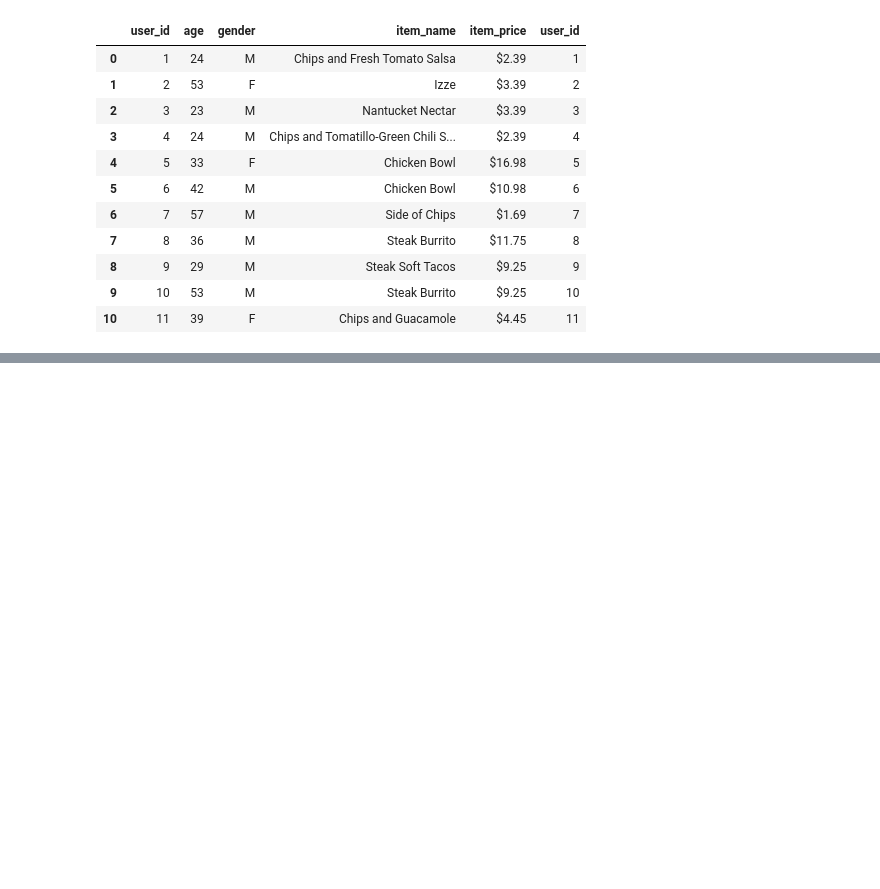
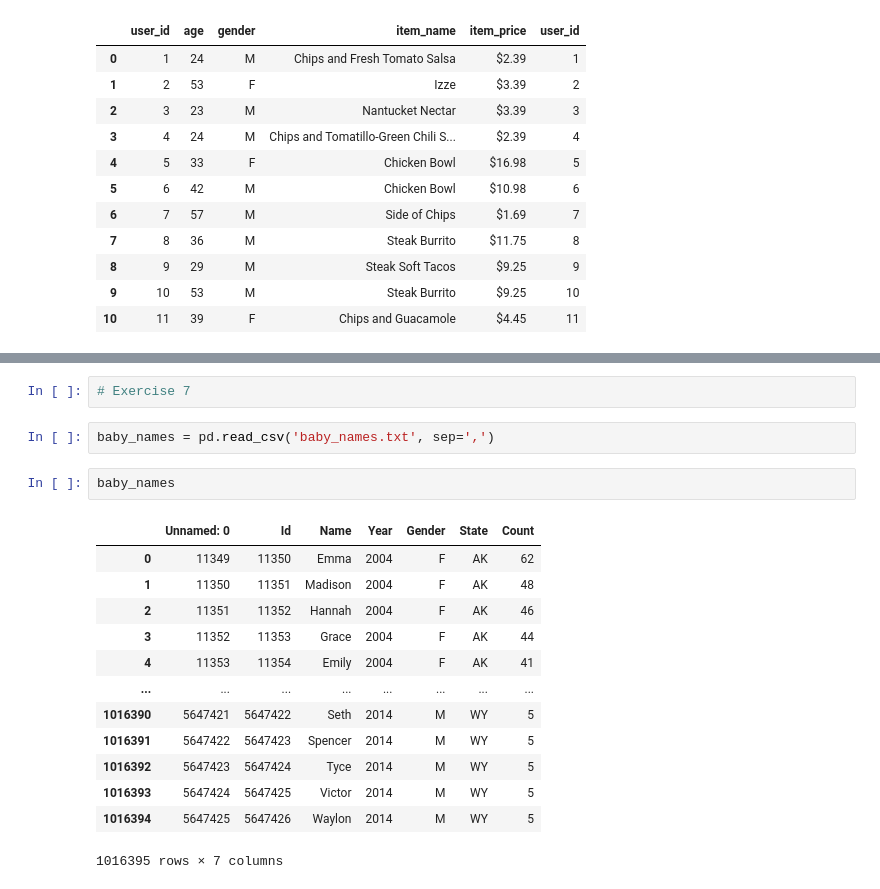
Before and after one commit to Lidkin/DI_Bootcamp, a Jupyter notebook: Week5/Day2/Exercises_XP/exercisesXP.ipynb, the cells around one changed output, grey strips where cells are left out. Drawn from its saved outputs; the diff is of its cells as text; blank space fills up the shorter version.

```diff
--- a/Week5/Day2/Exercises_XP/exercisesXP.ipynb
+++ b/Week5/Day2/Exercises_XP/exercisesXP.ipynb
@@ -238,0 +286,20 @@ all_data_col
+# %%
+# Exercise 7
+# %%
+baby_names = pd.read_csv('baby_names.txt', sep=',')
+# %%
+baby_names
+# %% [output]
+|  | Unnamed: 0 | Id | Name | Year | Gender | State | Count |
+| 0 | 11349 | 11350 | Emma | 2004 | F | AK | 62 |
+| 1 | 11350 | 11351 | Madison | 2004 | F | AK | 48 |
+| 2 | 11351 | 11352 | Hannah | 2004 | F | AK | 46 |
+| 3 | 11352 | 11353 | Grace | 2004 | F | AK | 44 |
+| 4 | 11353 | 11354 | Emily | 2004 | F | AK | 41 |
+| ... | ... | ... | ... | ... | ... | ... | ... |
+| 1016390 | 5647421 | 5647422 | Seth | 2014 | M | WY | 5 |
+| 1016391 | 5647422 | 5647423 | Spencer | 2014 | M | WY | 5 |
+| 1016392 | 5647423 | 5647424 | Tyce | 2014 | M | WY | 5 |
+| 1016393 | 5647424 | 5647425 | Victor | 2014 | M | WY | 5 |
+| 1016394 | 5647425 | 5647426 | Waylon | 2014 | M | WY | 5 |
+1016395 rows × 7 columns
```
Also changed, not shown: parts of 15 cells of this notebook, 10 other files.
